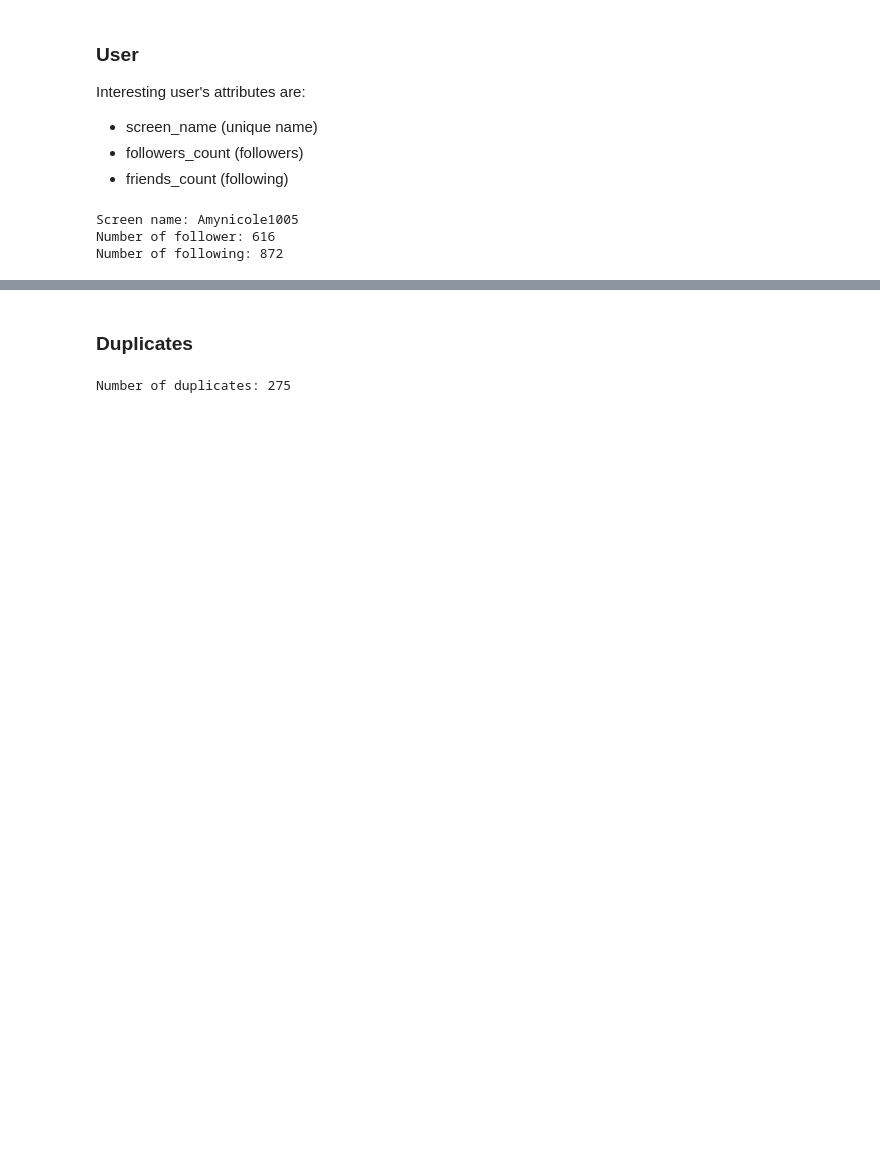
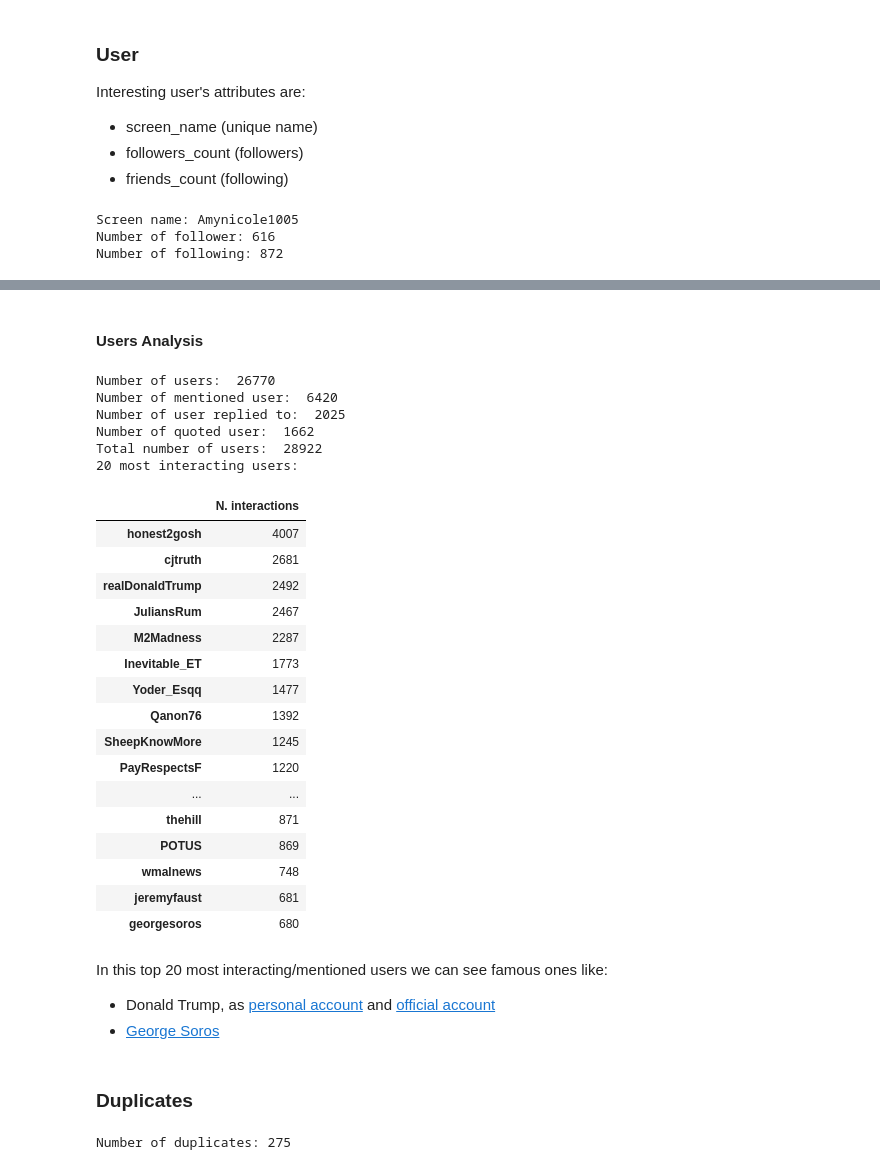
Before and after one commit to RCrvro/Social-Media-Analytics-Project, a Jupyter notebook: Social Media Analytics - Project.ipynb, the cells around one changed output, grey strips where cells are left out. Drawn from its saved outputs; the diff is of its cells as text; code cells hidden in the pictures; blank space fills up the shorter version.

```diff
--- a/Social Media Analytics - Project.ipynb
+++ b/Social Media Analytics - Project.ipynb
@@ -519,6 +530,54 @@ db.head(1)
 # %% [output]
 |  | id | User | text | hashtags | mentions | Follower | Following | retweeted_user | quoted_user | ... |
 | 0 | 1268545440913424385 | Amynicole1005 | RT @M2Madness: The MSM wants you ... | ['QAnon'] | [M2Madness] | 616 | 872 | M2Madness | NaN | ... |
+# %% [markdown]
+#### Users Analysis
+# %%
+print("Number of users: ",len(db.User.unique()))
+print("Number of mentioned user: ",len(db.mentions.unique()))
+print("Number of user replied to: ",len(db.replied_user.unique()))
+print("Number of quoted user: ",len(db.quoted_user.unique()))
+total = set(db.User.unique())|set(mlist)|set(db.replied_user.unique())|set(db.quoted_user.unique())
+print("Total number of users: ",len(total))
+#Create interaction list
+u_count = dict(Counter([i for i in db.User if pd.notna(i)]))
+r_count = dict(Counter([i for i in db.replied_user if pd.notna(i)]))
+q_count = dict(Counter([i for i in db.quoted_user if pd.notna(i)]))
+m_count = [ast.literal_eval(i) for i in db.mentions]
+m_count = dict(Counter([j for i in m_count for j in i]))
+input=[u_count,r_count,q_count,m_count]
+d = pd.DataFrame.from_dict(sum((Counter(dict(x)) for x in input),Counter()),orient="index",columns=['N. interactions'])
+d.sort_values("N. interactions",ascending=False,inplace=True)
+print("20 most interacting users:","\n")
+display(d.iloc[0:20])
+# %% [output]
+Number of users:  26770
+Number of mentioned user:  6420
+Number of user replied to:  2025
+Number of quoted user:  1662
+Total number of users:  28922
+20 most interacting users:
+|  | N. interactions |
+| honest2gosh | 4007 |
+| cjtruth | 2681 |
+| realDonaldTrump | 2492 |
+| JuliansRum | 2467 |
+| M2Madness | 2287 |
+| Inevitable_ET | 1773 |
+| Yoder_Esqq | 1477 |
+| Qanon76 | 1392 |
+| SheepKnowMore | 1245 |
+| PayRespectsF | 1220 |
+| ... | ... |
+| thehill | 871 |
+| POTUS | 869 |
+| wmalnews | 748 |
+| jeremyfaust | 681 |
+| georgesoros | 680 |
+# %% [markdown]
+In this top 20 most interacting/mentioned users we can see famous ones like:
+- Donald Trump, as [personal account](https://twitter.com/realDonaldTrump) and [official account](https://twitter.com/POTUS)
+- [George Soros](https://twitter.com/georgesoros)
 # %% [markdown]
 ### Duplicates
 # %%
```
Also changed, not shown: parts of 10 cells of this notebook.
